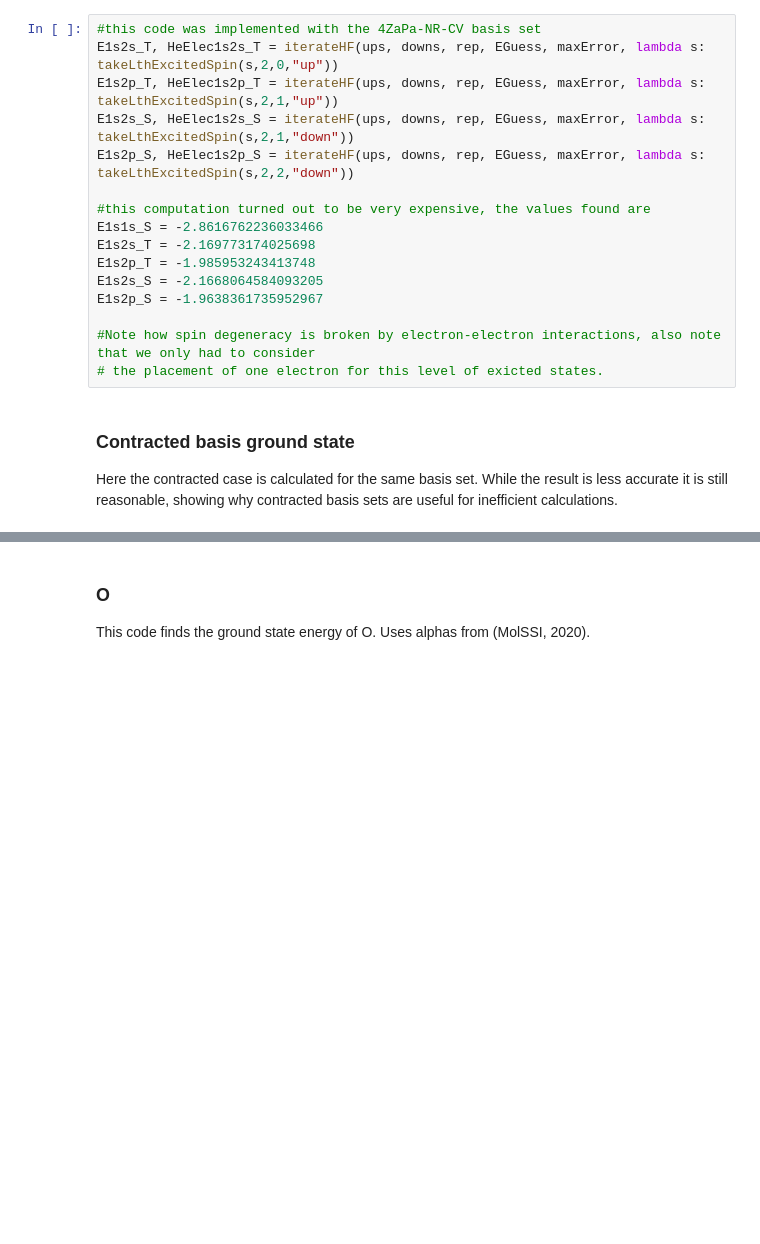
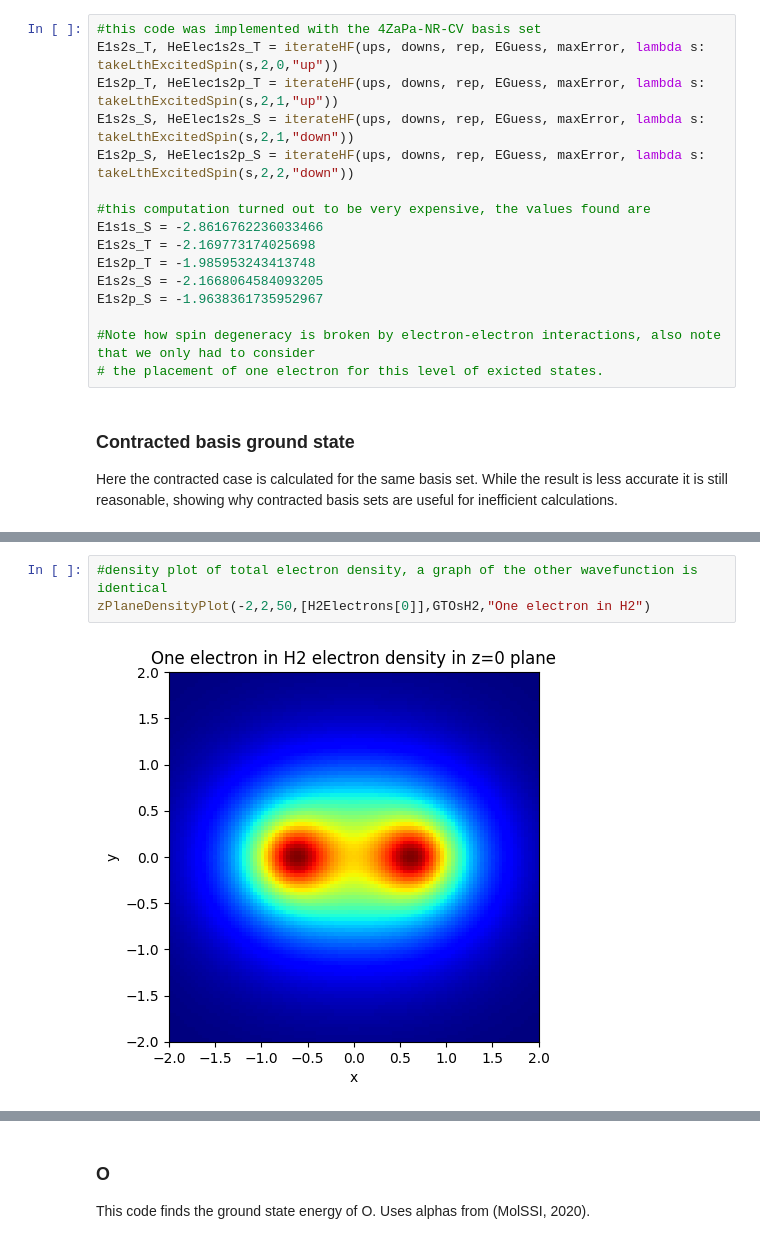
Before and after one commit to Williame33445/physics-projects, a Jupyter notebook: hartree_fock/hartree-fock-calculations.ipynb, the cells around one changed output, grey strips where cells are left out. Drawn from its saved outputs; the diff is of its cells as text; blank space fills up the shorter version.

```diff
--- a/hartree_fock/hartree-fock-calculations.ipynb
+++ b/hartree_fock/hartree-fock-calculations.ipynb
@@ -274,3 +289,8 @@ zPlaneDensityPlot(-2,2,50,H2Electrons,GTOsH2,"H2")
+# %%
+#density plot of total electron density, a graph of the other wavefunction is identical
+zPlaneDensityPlot(-2,2,50,[H2Electrons[0]],GTOsH2,"One electron in H2")
+# %% [output]
+[figure, added]
 # %% [markdown]
 ## Li
 
```
Also changed, not shown: parts of 12 cells of this notebook.
